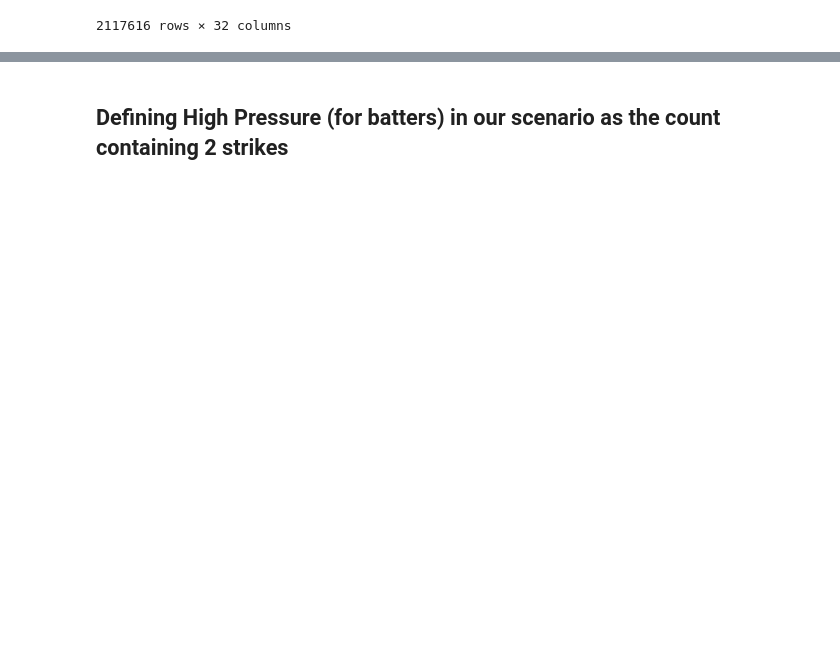
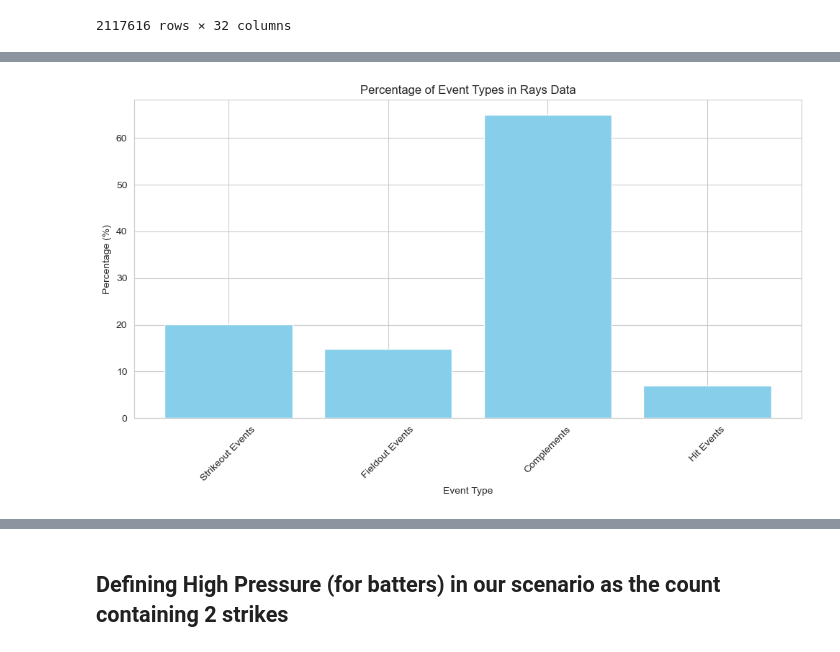
Before and after one commit to NathanG1en/baseball-research, a Jupyter notebook: End_to_End.ipynb, the cells around one changed output, grey strips where cells are left out. Drawn from its saved outputs; the diff is of its cells as text; code cells hidden in the pictures; blank space fills up the shorter version.

```diff
--- a/End_to_End.ipynb
+++ b/End_to_End.ipynb
@@ -74,3 +251,57 @@ baseball_df
+# %%
+# import pandas as pd
+import matplotlib.pyplot as plt
+
+# Define the categories
+strikeout_events = ["strikeout", "strikeout_double_play"]
+
+fieldout_events = ["field_out", "grounded_into_double_play", "force_out",
+                   "fielders_choice_out", "fielders_choice", "double_play",
+                   "sac_fly", "sac_bunt", "sac_fly_double_play", "triple_play"]
+
+complements = ["ball", "single", "blocked_ball", "foul", "walk", "force_out",
+               "wild_pitch", "stolen_base_2b", "homerun", "hit_by_pitch",
+               "double", "triple", "field_error", "stolen_base_3b",
+               "passed_ball", "caught_stealing_2b", "defensive_indiff",
+               "caught_stealing_3b", "pitchout", "swinging_strike_blocked",
+               "swinging_strike", "pickoff_caught_stealing_2b", "missed_bunt",
+               "caught_stealing_home", "other_advance", "called_strike",
+               "stolen_base_home", "catcher_interf"]
+
+hit = ["single", "homerun", "double", "triple", "home_run"]
+
+# Count the occurrences of each event type in the 'eventtype' column
+total_events = len(baseball_df)
+strikeout_count = baseball_df[baseball_df['eventtype'].isin(strikeout_events)].shape[0]
+fieldout_count = baseball_df[baseball_df['eventtype'].isin(fieldout_events)].shape[0]
+complements_count = baseball_df[baseball_df['eventtype'].isin(complements)].shape[0]
+hit_count =  baseball_df[baseball_df['eventtype'].isin(hit)].shape[0]
+
+# Calculate the percentages
+strikeout_percentage = (strikeout_count / total_events) * 100
+fieldout_percentage = (fieldout_count / total_events) * 100
+complements_percentage = (complements_count / total_events) * 100
+hit_percentage = (hit_count / total_events) * 100
+
+# Create a dictionary for easy plotting
+percentages = {
+    'Strikeout Events': strikeout_percentage,
+    'Fieldout Events': fieldout_percentage,
+    'Complements': complements_percentage,
+    'Hit Events': hit_percentage
+}
+
+# Plotting the percentages using a bar chart
+plt.figure(figsize=(10, 6))
+plt.bar(percentages.keys(), percentages.values(), color='skyblue')
+plt.xlabel('Event Type')
+plt.ylabel('Percentage (%)')
+plt.title('Percentage of Event Types in Rays Data')
+plt.xticks(rotation=45)
+plt.tight_layout()
+plt.show()
+# %% [output]
+[figure, added]
 # %%
 baseball_df['pitcher'].value_counts()
 # %% [output]
```
Also changed, not shown: parts of 33 cells of this notebook, 6 other files.
